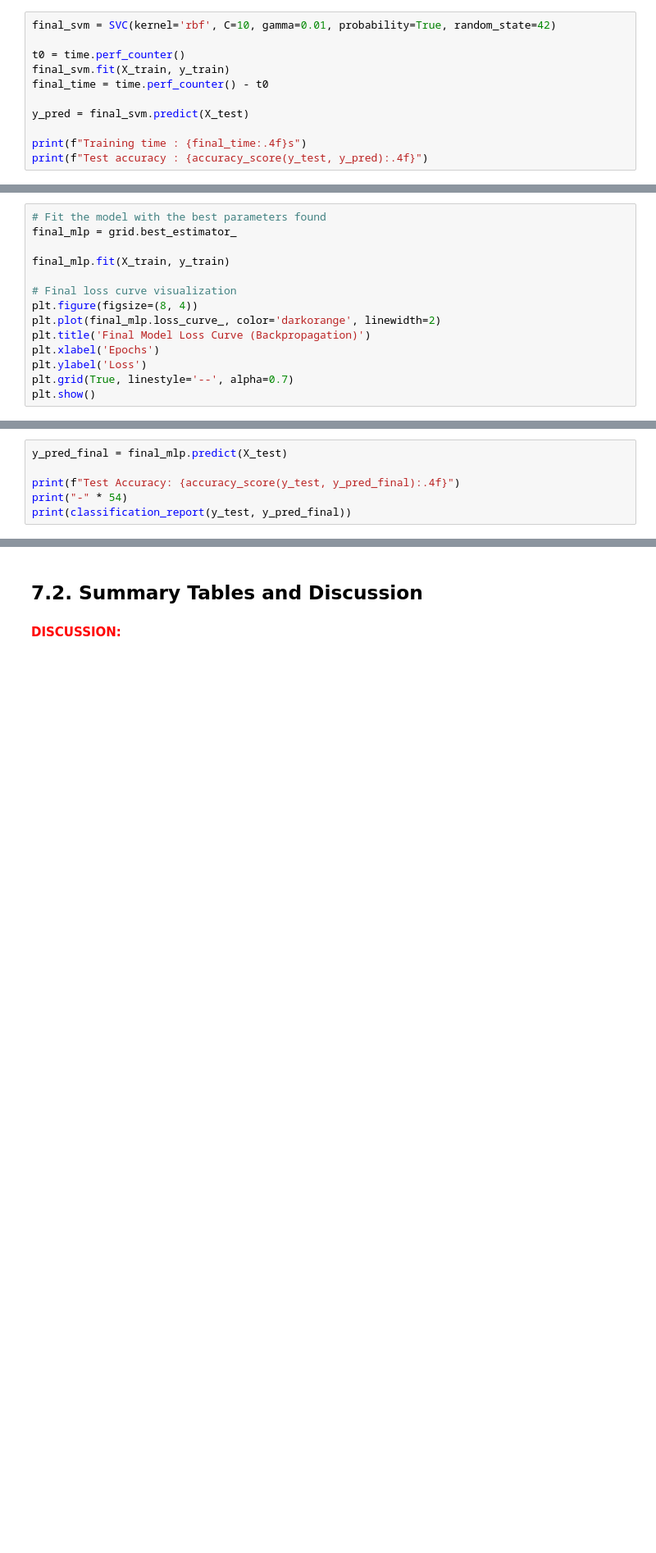
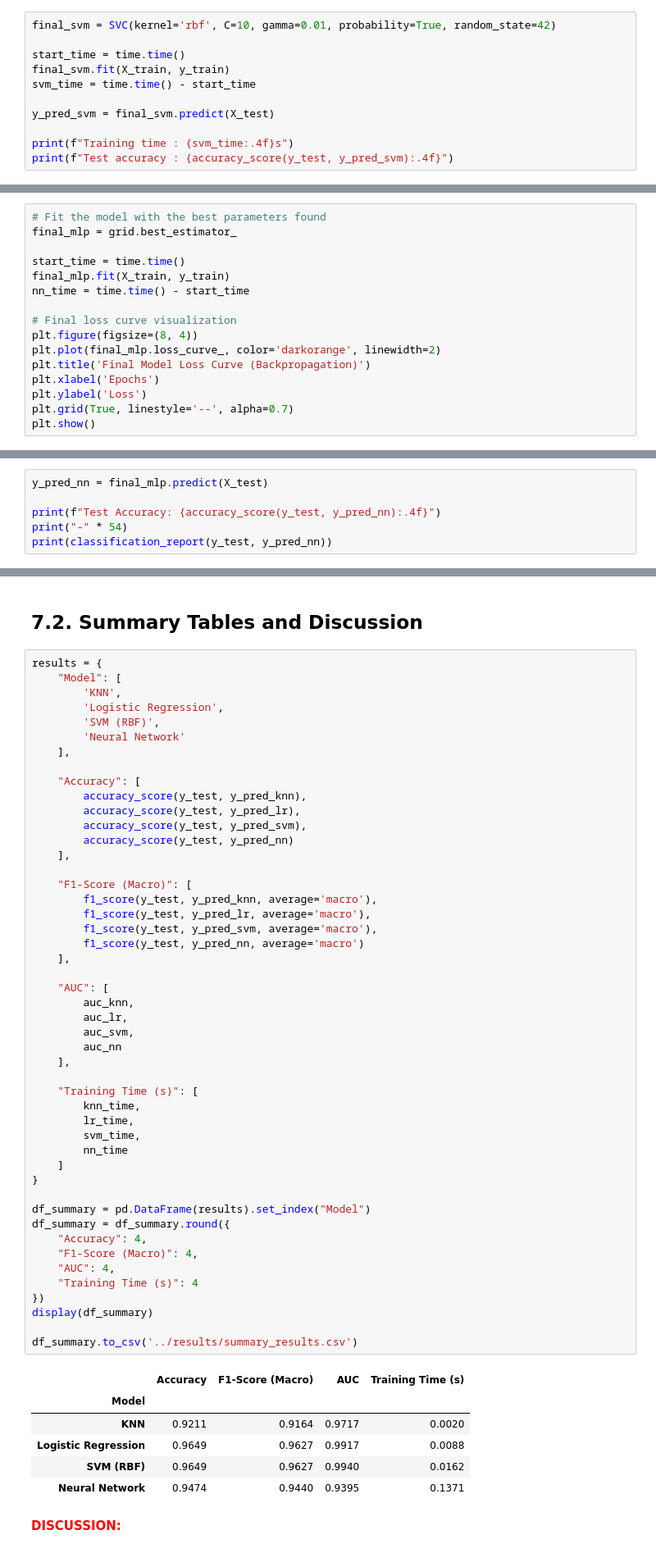
Before and after one commit to Joaomuianga/ML-team-collaboration, a Jupyter notebook: 2_SupervisedLearning/notebooks/Team11_SupervisedLearning_Notebook.ipynb, the cells around one changed output, grey strips where cells are left out. Shown at 82% size. Cells and saved outputs as stored; diff of their text form; blank space fills up the shorter version.

```diff
--- a/2_SupervisedLearning/notebooks/Team11_SupervisedLearning_Notebook.ipynb
+++ b/2_SupervisedLearning/notebooks/Team11_SupervisedLearning_Notebook.ipynb
@@ -821,12 +830,12 @@ The RBF kernel with C=10 and gamma=0.01 is selected based on the grid above. It
 # %%
 final_svm = SVC(kernel='rbf', C=10, gamma=0.01, probability=True, random_state=42)
 
-t0 = time.perf_counter()
+start_time = time.time()
 final_svm.fit(X_train, y_train)
-final_time = time.perf_counter() - t0
+svm_time = time.time() - start_time
 
-y_pred = final_svm.predict(X_test)
+y_pred_svm = final_svm.predict(X_test)
 
-print(f"Training time : {final_time:.4f}s")
-print(f"Test accuracy : {accuracy_score(y_test, y_pred):.4f}")
+print(f"Training time : {svm_time:.4f}s")
+print(f"Test accuracy : {accuracy_score(y_test, y_pred_svm):.4f}")
 # %% [output]
@@ -953,7 +962,9 @@ plt.show()
 # Fit the model with the best parameters found
 final_mlp = grid.best_estimator_
 
+start_time = time.time()
 final_mlp.fit(X_train, y_train)
+nn_time = time.time() - start_time
 
 # Final loss curve visualization
 plt.figure(figsize=(8, 4))
@@ -968,11 +979,11 @@ plt.show()
 # %% [markdown]
 ### Classification Report
 # %%
-y_pred_final = final_mlp.predict(X_test)
+y_pred_nn = final_mlp.predict(X_test)
 
-print(f"Test Accuracy: {accuracy_score(y_test, y_pred_final):.4f}")
+print(f"Test Accuracy: {accuracy_score(y_test, y_pred_nn):.4f}")
 print("-" * 54)
-print(classification_report(y_test, y_pred_final))
+print(classification_report(y_test, y_pred_nn))
 # %% [output]
 Test Accuracy: 0.9474
 ------------------------------------------------------
@@ -1002,4 +1054,59 @@ plt.show()
 # %% [markdown]
 ## 7.2. Summary Tables and Discussion
+# %%
+results = {
+    "Model": [
+        'KNN',
+        'Logistic Regression',
+        'SVM (RBF)',
+        'Neural Network'
+    ],
+
+    "Accuracy": [
+        accuracy_score(y_test, y_pred_knn),
+        accuracy_score(y_test, y_pred_lr),
+        accuracy_score(y_test, y_pred_svm),
+        accuracy_score(y_test, y_pred_nn)
+    ],
+
+    "F1-Score (Macro)": [
+        f1_score(y_test, y_pred_knn, average='macro'),
+        f1_score(y_test, y_pred_lr, average='macro'),
+        f1_score(y_test, y_pred_svm, average='macro'),
+        f1_score(y_test, y_pred_nn, average='macro')
+    ],
+
+    "AUC": [
+        auc_knn,
+        auc_lr,
+        auc_svm,
+        auc_nn
+    ],
+
+    "Training Time (s)": [
+        knn_time,
+        lr_time,
+        svm_time,
+        nn_time
+    ]
+}
+
+df_summary = pd.DataFrame(results).set_index("Model")
+df_summary = df_summary.round({
+    "Accuracy": 4,
+    "F1-Score (Macro)": 4,
+    "AUC": 4,
+    "Training Time (s)": 4
+})
+display(df_summary)
+
+df_summary.to_csv('../results/summary_results.csv')
+# %% [output]
+|  | Accuracy | F1-Score (Macro) | AUC | Training Time (s) |
+| Model |  |  |  |  |
+| KNN | 0.9211 | 0.9164 | 0.9717 | 0.0020 |
+| Logistic Regression | 0.9649 | 0.9627 | 0.9917 | 0.0088 |
+| SVM (RBF) | 0.9649 | 0.9627 | 0.9940 | 0.0162 |
+| Neural Network | 0.9474 | 0.9440 | 0.9395 | 0.1371 |
 # %% [markdown]
 <font color=red>**DISCUSSION:**</font>
```
Also changed, not shown: parts of 14 cells of this notebook, 2 other files.
